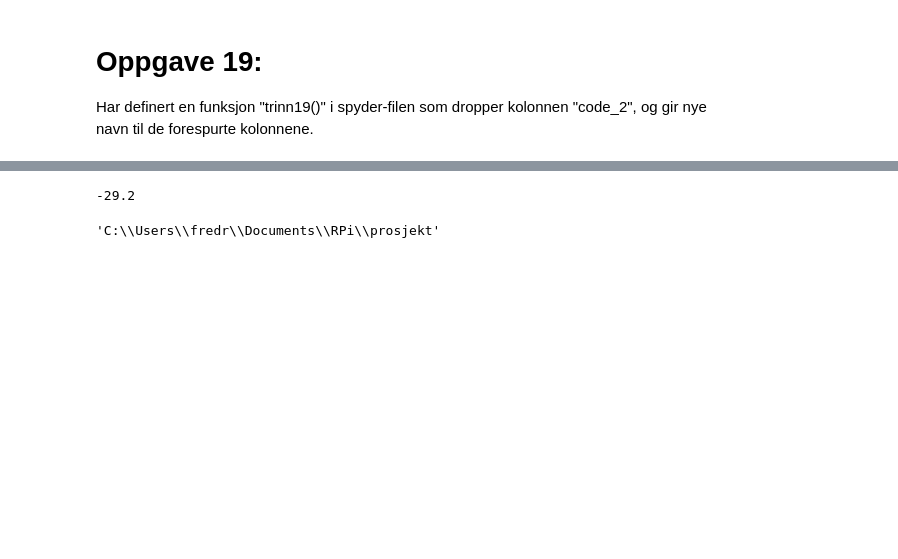
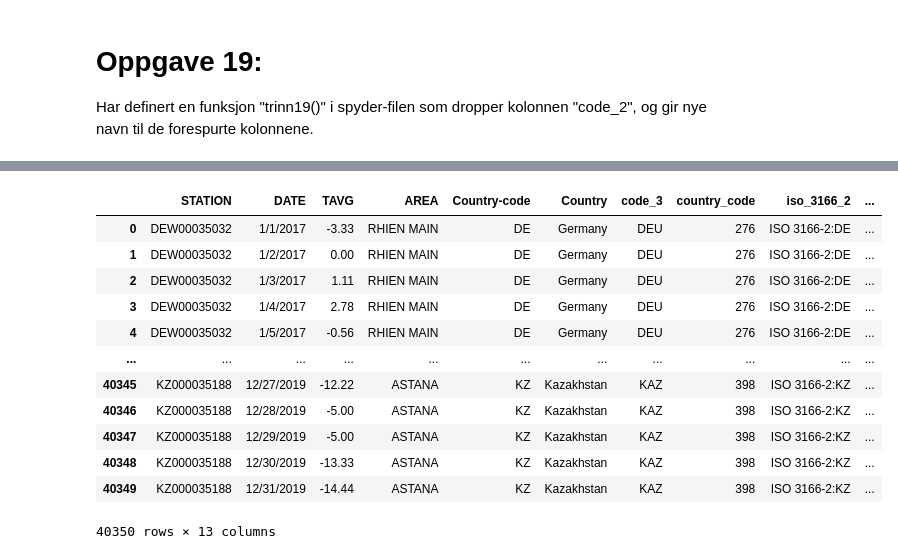
Before and after one commit to WilliamMRS/ingt1001-prosjektet, a Jupyter notebook: prosjektJupyter/PandasOppgaver.ipynb, the cells around one changed output, grey strips where cells are left out. Cells and saved outputs as stored; diff of their text form; code cells hidden in the pictures; blank space fills up the shorter version.

```diff
--- a/prosjektJupyter/PandasOppgaver.ipynb
+++ b/prosjektJupyter/PandasOppgaver.ipynb
@@ -242,11 +259,18 @@ Først og fremst måtte man sjekket om verdiene var målt i Celcius eller i Fahr
 # %%
-df_complete_cont["TAVG"] = c_to_f(df_complete_cont["TAVG"])
+df_complete_cont["TAVG"] = f_to_c(df_complete_cont["TAVG"])
-# %%
-print(df_complete_cont["TAVG"].min())
-# %% [output]
--29.2
-# %%
-import os
-os.getcwd()
-# %% [output]
-'C:\\Users\\fredr\\Documents\\RPi\\prosjekt'
+# %%
+df_complete_cont
+# %% [output]
+|  | STATION | DATE | TAVG | AREA | Country-code | Country | code_3 | country_code | iso_3166_2 | ... |
+| 0 | DEW00035032 | 1/1/2017 | -3.33 | RHIEN MAIN | DE | Germany | DEU | 276 | ISO 3166-2:DE | ... |
+| 1 | DEW00035032 | 1/2/2017 | 0.00 | RHIEN MAIN | DE | Germany | DEU | 276 | ISO 3166-2:DE | ... |
+| 2 | DEW00035032 | 1/3/2017 | 1.11 | RHIEN MAIN | DE | Germany | DEU | 276 | ISO 3166-2:DE | ... |
+| 3 | DEW00035032 | 1/4/2017 | 2.78 | RHIEN MAIN | DE | Germany | DEU | 276 | ISO 3166-2:DE | ... |
+| 4 | DEW00035032 | 1/5/2017 | -0.56 | RHIEN MAIN | DE | Germany | DEU | 276 | ISO 3166-2:DE | ... |
+| ... | ... | ... | ... | ... | ... | ... | ... | ... | ... | ... |
+| 40345 | KZ000035188 | 12/27/2019 | -12.22 | ASTANA | KZ | Kazakhstan | KAZ | 398 | ISO 3166-2:KZ | ... |
+| 40346 | KZ000035188 | 12/28/2019 | -5.00 | ASTANA | KZ | Kazakhstan | KAZ | 398 | ISO 3166-2:KZ | ... |
+| 40347 | KZ000035188 | 12/29/2019 | -5.00 | ASTANA | KZ | Kazakhstan | KAZ | 398 | ISO 3166-2:KZ | ... |
+| 40348 | KZ000035188 | 12/30/2019 | -13.33 | ASTANA | KZ | Kazakhstan | KAZ | 398 | ISO 3166-2:KZ | ... |
+| 40349 | KZ000035188 | 12/31/2019 | -14.44 | ASTANA | KZ | Kazakhstan | KAZ | 398 | ISO 3166-2:KZ | ... |
+40350 rows × 13 columns
```
Also changed, not shown: parts of 20 cells of this notebook, 4 other files.
